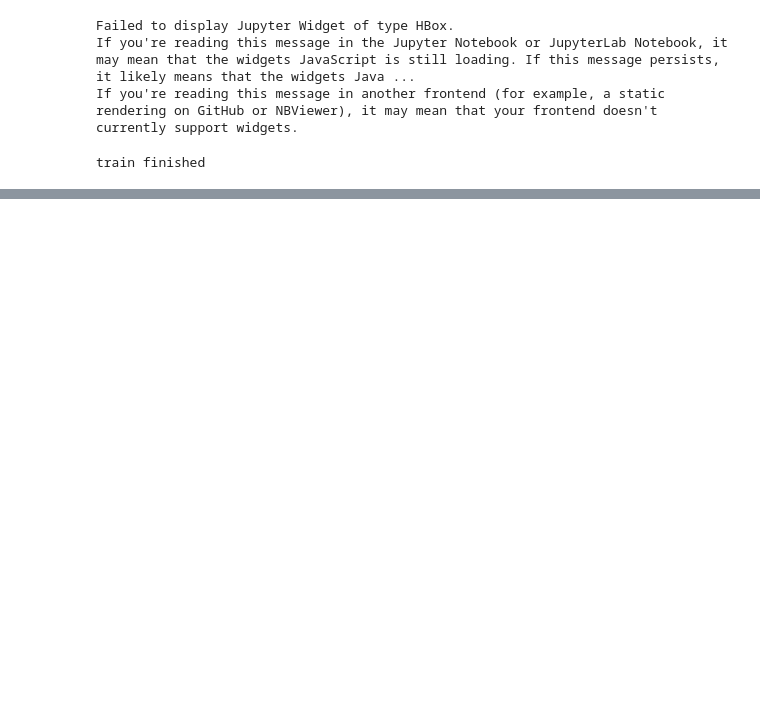
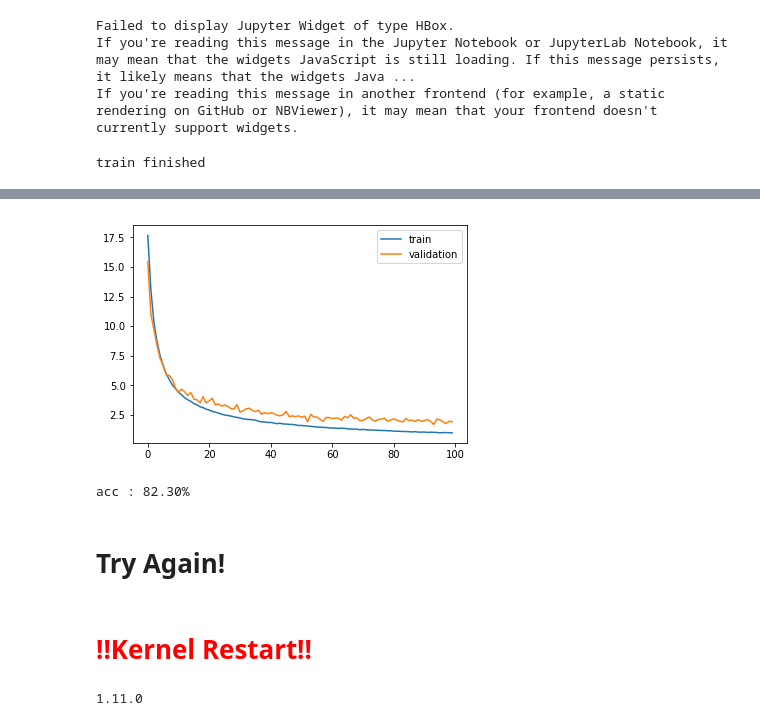
Before and after one commit to ssaru/TIL, a Jupyter notebook: Artificial_Intelligence/Deep_Learning/CS20_TF/20190130_frozen_graph.ipynb, the cells around one changed output, grey strips where cells are left out. Saved outputs shown, nothing was run; the diff lists cells and outputs as text; code cells hidden in the pictures; blank space fills up the shorter version.

```diff
--- a/Artificial_Intelligence/Deep_Learning/CS20_TF/20190130_frozen_graph.ipynb
+++ b/Artificial_Intelligence/Deep_Learning/CS20_TF/20190130_frozen_graph.ipynb
@@ -254,0 +468,32 @@ acc : 82.65%
+# %%
+(x_train, y_train), (x_test , y_test) = tf.keras.datasets.mnist.load_data()
+x_train = (x_train/255).astype(np.float32).reshape(-1, 784)
+x_test = (x_test/255).astype(np.float32).reshape(-1, 784)
+
+val_range = int(len(x_test) * 0.8)
+
+x_val = x_test[:val_range, :]
+y_val = y_test[:val_range]
+
+x_test = x_test[val_range:, :]
+y_test = y_test[val_range:]
+# %%
+# Declare Input Node
+x = tf.placeholder(dtype=tf.float32, name="Input")
+y = tf.placeholder(dtype=tf.int32, name="Label")
+
+# Declare parameter
+layer1_weights = tf.Variable(initial_value=tf.truncated_normal([784, 500]) , dtype=tf.float32)
+layer2_weights = tf.Variable(initial_value=tf.truncated_normal([500, 200]) , dtype=tf.float32)
+layer3_weights = tf.Variable(initial_value=tf.truncated_normal([200, 10]) , dtype=tf.float32)
+
+# build graph
+feature1 = tf.matmul(x, layer1_weights)
+activation1 = tf.tanh(feature1)
+feature2 = tf.matmul(activation1, layer2_weights)
+activation2 = tf.tanh(feature2)
+score = tf.matmul(activation2, layer3_weights, name='score')
+
+prediction = tf.argmax(input = score, axis=1)
+
+loss = tf.losses.sparse_softmax_cross_entropy(labels=y, logits=score)
@@ -254,0 +577,27 @@ acc : 82.65%
+# %%
+plt.plot(train_loss_hist, label="train")
+plt.plot(val_loss_hist, label="validation")
+plt.legend()
+plt.show()
+# %% [output]
+[figure, added]
+# %%
+yhat = np.argmax(sess.run(score, feed_dict={x:x_test}), axis = 1)
+print("acc : {:.2%}".format(np.mean(yhat == y_test)))
+# %% [output]
+acc : 82.30%
+# %% [markdown]
+# Try Again!
+# %% [markdown]
+# <span style="color:red">!!Kernel Restart!! </span>
+# %%
+from __future__ import print_function
+from tqdm import tqdm_notebook
+import numpy as np
+import tensorflow as tf
+from tensorflow.core.protobuf import saver_pb2
+import matplotlib.pyplot as plt
+%matplotlib inline
+print(tf.__version__)
+# %% [output]
+1.11.0
```
Also changed, not shown: parts of 56 cells of this notebook.
